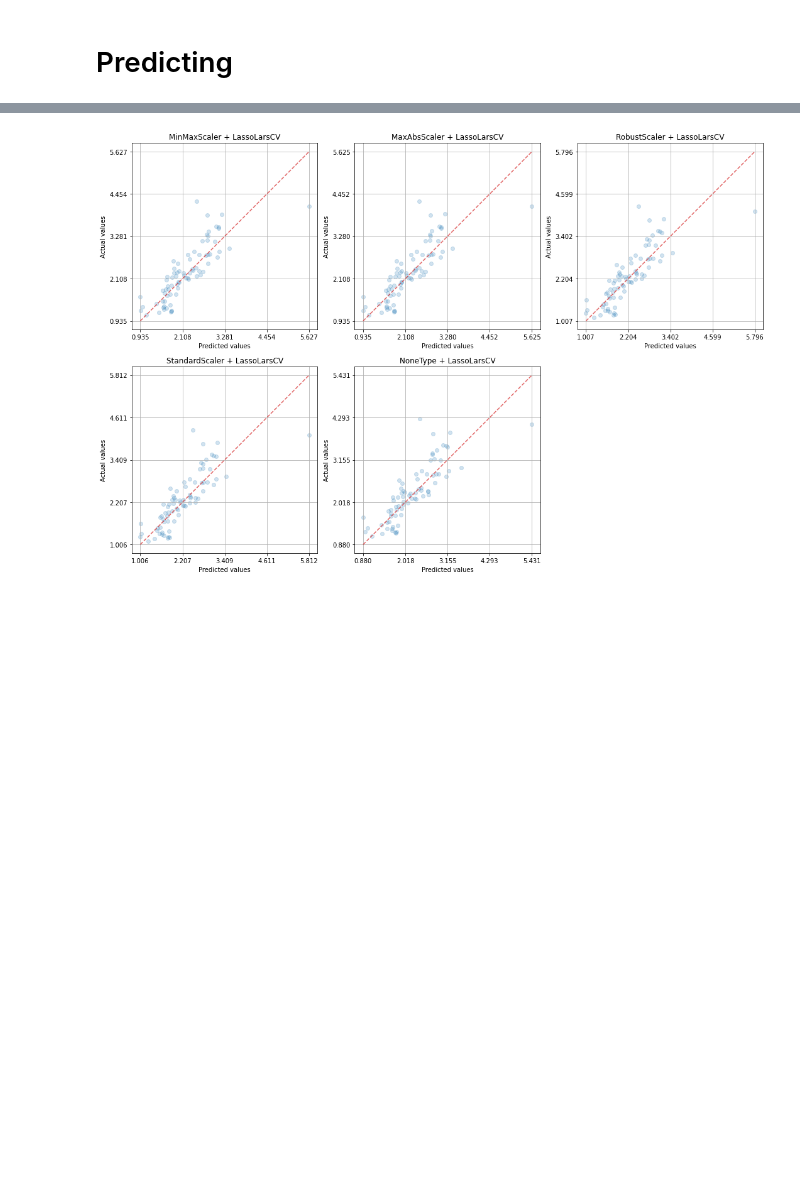
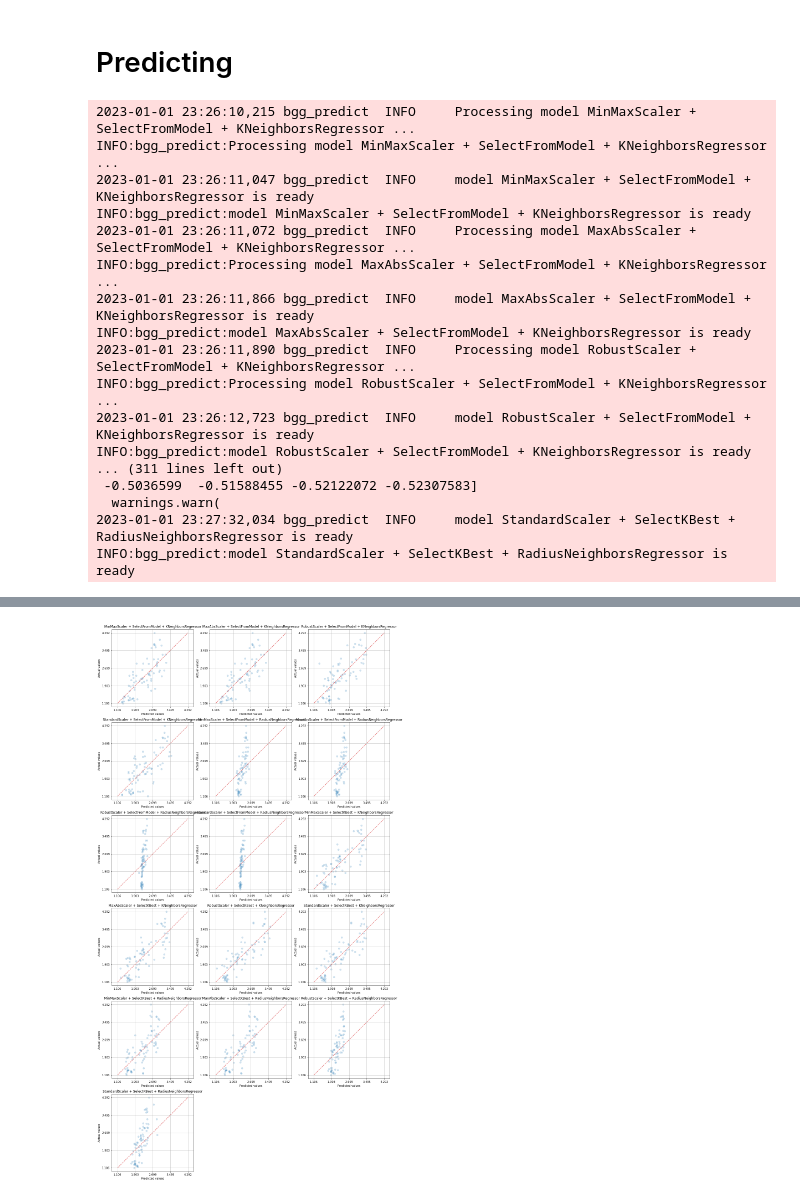
Before and after one commit to marco-luzzara/boardgame-complexity-predictor, a Jupyter notebook: src/predict.ipynb, the cells around one changed output, grey strips where cells are left out. Drawn from its saved outputs; the diff is of its cells as text; code cells hidden in the pictures; blank space fills up the shorter version.

Commit message:
test params for SVM and KNearestNeighbors

```diff
--- a/src/predict.ipynb
+++ b/src/predict.ipynb
@@ -126,7 +137,7 @@ def create_header(text: str):
     ))
 # %%
 from collections import namedtuple
-from typing import Tuple, Any
+from typing import Tuple, Any, Dict
 import numpy as np
 from sklearn.model_selection import cross_validate, GridSearchCV
 
@@ -134,7 +145,7 @@ PerformanceMetrics = namedtuple('PerformanceMetrics', ['r2', 'mae', 'mape', 'mse
 
 # TODO: make cv_scoring assignment dynamic in performance metrics
 def get_fit_estimator(estimator, x_train, y_train, splitter, cv_scorings) \
-        -> Tuple[Any, PerformanceMetrics]:
+        -> Tuple[Any, PerformanceMetrics, Dict]:
     cv_results = cross_validate(estimator,
                                 x_train, y_train,
                                 cv = splitter,
@@ -147,10 +158,10 @@ def get_fit_estimator(estimator, x_train, y_train, splitter, cv_scorings) \
     mse = np.mean(cv_results['test_neg_mean_squared_error'])
     performanceMetrics = PerformanceMetrics(r2, mae, mape, mse)
 
-    return estimator, performanceMetrics
+    return estimator, performanceMetrics, None
 
 def get_fit_estimator_with_tuning(estimator, params, x_train, y_train, \
-                                  splitter, cv_scorings) -> Tuple[Any, PerformanceMetrics]:
+                                  splitter, cv_scorings) -> Tuple[Any, PerformanceMetrics, Dict]:
     # refit needs an existing scoring
     assert 'neg_mean_absolute_error' in cv_scorings
     search = GridSearchCV(estimator,
@@ -170,7 +181,7 @@ def get_fit_estimator_with_tuning(estimator, params, x_train, y_train, \
                          search.cv_results_['mean_test_neg_mean_squared_error'][search.best_index_]
     performanceMetrics = PerformanceMetrics(r2, mae, mape, mse)
 
-    return estimator, performanceMetrics
+    return estimator, performanceMetrics, search.best_params_
 # %% [markdown]
 # Preprocessing
 # %%
@@ -196,7 +207,7 @@ trf_standard = build_column_transformer((StandardScaler(), features_to_scale))
 trf_none = None
 
 trf = trf_minmax
-trfs = [trf_minmax, trf_maxabs, trf_robust, trf_standard, trf_none]
+trfs = [trf_minmax, trf_maxabs, trf_robust, trf_standard]#, trf_none]
 
 build_column_transformer((trf, features_to_scale))
 # %% [output]
@@ -230,7 +241,7 @@ from sklearn.model_selection import ShuffleSplit
 #         x_new = SelectKBest(score_fun, k = k).fit_transform(x_all, y_all)
 
 # only for coefficients-based models
-def build_estimator_with_feature_selection(estimator):
+def build_estimator_with_rfecv(estimator):
     return RFECV(
         estimator=estimator,
         step=1,
@@ -240,9 +251,7 @@ def build_estimator_with_feature_selection(estimator):
         n_jobs=-1
     )
 
-def get_SelectFromModel_selector(x, y):
-    return SelectFromModel(LassoCV())
+select_from_model = SelectFromModel(LassoCV())
+kbest = SelectKBest(mutual_info_regression)
 
-kbest = SelectKBest(mutual_info_regression)
-kbest.fit_transform(x_all, y_all)
-list(sorted(zip(kbest.scores_, x_all.columns), key=lambda x: x[0]))
+selectors = [select_from_model, kbest]
@@ -475,12 +461,12 @@ import numpy as np
 from sklearn.model_selection import cross_validate, ShuffleSplit, GridSearchCV, train_test_split
 from sklearn.metrics import r2_score, mean_squared_error, mean_absolute_error, mean_absolute_percentage_error
 
-results = pd.DataFrame(columns=['Model', 'R2', 'MAE', 'MAPE', 'MSE'])
+results = pd.DataFrame(columns=['Model', 'R2', 'MAE', 'MAPE', 'MSE', 'params'])
 cv_scorings = ['r2', 'neg_mean_absolute_error', 'neg_mean_absolute_percentage_error', 'neg_mean_squared_error']
 
 x_train, x_test, y_train, y_test = \
     train_test_stratified_split(x_all, y_all,
-                                test_size = 0.20, random_state = 100)
+                                test_size = 0.20, random_state = 0)
 
 for i_category, item in enumerate(models.items()):
     #create_header(item[0])
@@ -488,11 +474,15 @@ for i_category, item in enumerate(models.items()):
     for i_m, model in enumerate(item[1]):
         splitter = custom_cv_stratified_regression(5, x_train, y_train,
                                                    test_size = 0.20, random_state = 0)
-        estimator, performanceMetrics = \
+
+        logger.info(f'Processing model {model.name} ...')
+        estimator, performanceMetrics, best_params = \
             get_fit_estimator(model.instance, x_train, y_train, splitter, cv_scorings) \
                 if model.params_tuning is None else \
             get_fit_estimator_with_tuning(model.instance, model.params_tuning,
                                           x_train, y_train, splitter, cv_scorings)
+
+        logger.info(f'model {model.name} is ready')
 
         y_predictions = estimator.predict(x_test)
 
@@ -502,10 +492,28 @@ for i_category, item in enumerate(models.items()):
                 'R2': performanceMetrics.r2,
                 'MAE': performanceMetrics.mae,
                 'MAPE': performanceMetrics.mape,
-                'MSE': performanceMetrics.mse
+                'MSE': performanceMetrics.mse,
+                'params': best_params
             }
             ])])
         fill_predictions_subplot(ax, i_m, model.name, y_test, y_predictions)
 
-results
+results.sort_values(by='MAE', ascending=False)
 # %% [output]
+2023-01-01 23:26:10,215 bgg_predict  INFO     Processing model MinMaxScaler + SelectFromModel + KNeighborsRegressor ...
+INFO:bgg_predict:Processing model MinMaxScaler + SelectFromModel + KNeighborsRegressor ...
+2023-01-01 23:26:11,047 bgg_predict  INFO     model MinMaxScaler + SelectFromModel + KNeighborsRegressor is ready
+INFO:bgg_predict:model MinMaxScaler + SelectFromModel + KNeighborsRegressor is ready
+2023-01-01 23:26:11,072 bgg_predict  INFO     Processing model MaxAbsScaler + SelectFromModel + KNeighborsRegressor ...
+INFO:bgg_predict:Processing model MaxAbsScaler + SelectFromModel + KNeighborsRegressor ...
+2023-01-01 23:26:11,866 bgg_predict  INFO     model MaxAbsScaler + SelectFromModel + KNeighborsRegressor is ready
+INFO:bgg_predict:model MaxAbsScaler + SelectFromModel + KNeighborsRegressor is ready
+2023-01-01 23:26:11,890 bgg_predict  INFO     Processing model RobustScaler + SelectFromModel + KNeighborsRegressor ...
+INFO:bgg_predict:Processing model RobustScaler + SelectFromModel + KNeighborsRegressor ...
+2023-01-01 23:26:12,723 bgg_predict  INFO     model RobustScaler + SelectFromModel + KNeighborsRegressor is ready
+INFO:bgg_predict:model RobustScaler + SelectFromModel + KNeighborsRegressor is ready
+... (311 lines left out)
+ -0.5036599  -0.51588455 -0.52122072 -0.52307583]
+  warnings.warn(
+2023-01-01 23:27:32,034 bgg_predict  INFO     model StandardScaler + SelectKBest + RadiusNeighborsRegressor is ready
+INFO:bgg_predict:model StandardScaler + SelectKBest + RadiusNeighborsRegressor is ready
@@ -518 +537 @@ results
-[figure, old version]
+[figure, new version]
```
Also changed, not shown: parts of 10 cells of this notebook.
